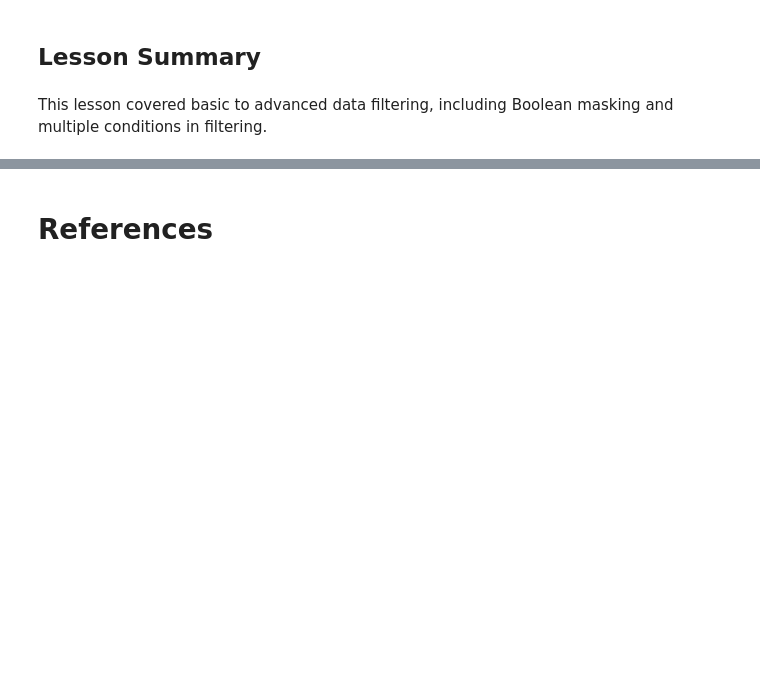
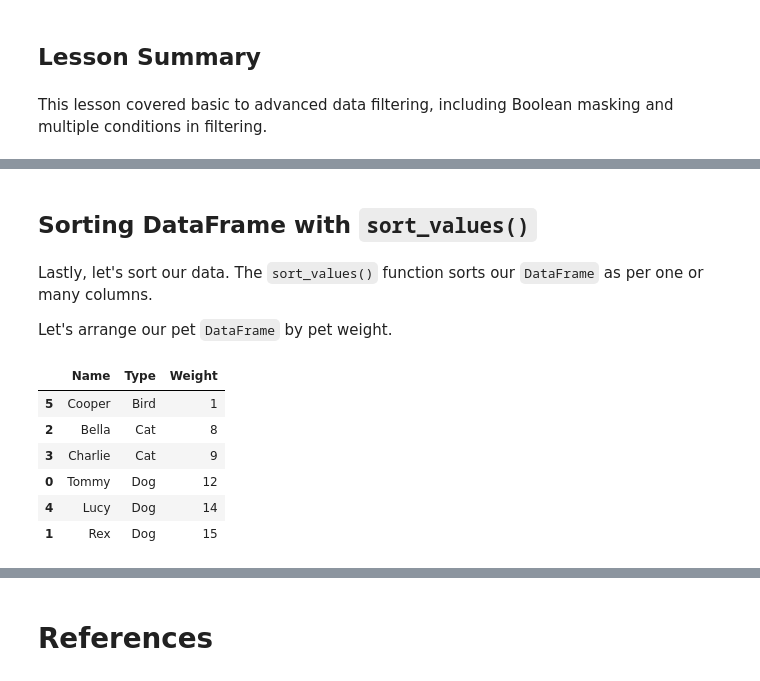
Before and after one commit to ancilcleetus/AI-Learning-Lab, a Jupyter notebook: Tools/Deep-Dive-into-Numpy-and-Pandas/02_Pandas_Basics_and_DataFrame_Manipulation.ipynb, the cells around one changed output, grey strips where cells are left out. Cells and saved outputs as stored; diff of their text form; code cells hidden in the pictures; blank space fills up the shorter version.

```diff
--- a/Tools/Deep-Dive-into-Numpy-and-Pandas/02_Pandas_Basics_and_DataFrame_Manipulation.ipynb
+++ b/Tools/Deep-Dive-into-Numpy-and-Pandas/02_Pandas_Basics_and_DataFrame_Manipulation.ipynb
@@ -543,0 +636,17 @@ This lesson covered basic to advanced data filtering, including Boolean masking
+# %% [markdown]
+## Sorting DataFrame with `sort_values()`
+# %% [markdown]
+Lastly, let's sort our data. The `sort_values()` function sorts our `DataFrame` as per one or many columns.
+
+Let's arrange our pet `DataFrame` by pet weight.
+# %%
+sorted_pets_df = pets_df.sort_values('Weight')
+sorted_pets_df
+# %% [output]
+|  | Name | Type | Weight |
+| 5 | Cooper | Bird | 1 |
+| 2 | Bella | Cat | 8 |
+| 3 | Charlie | Cat | 9 |
+| 0 | Tommy | Dog | 12 |
+| 4 | Lucy | Dog | 14 |
+| 1 | Rex | Dog | 15 |
```
Also changed, not shown: parts of 22 cells of this notebook.
